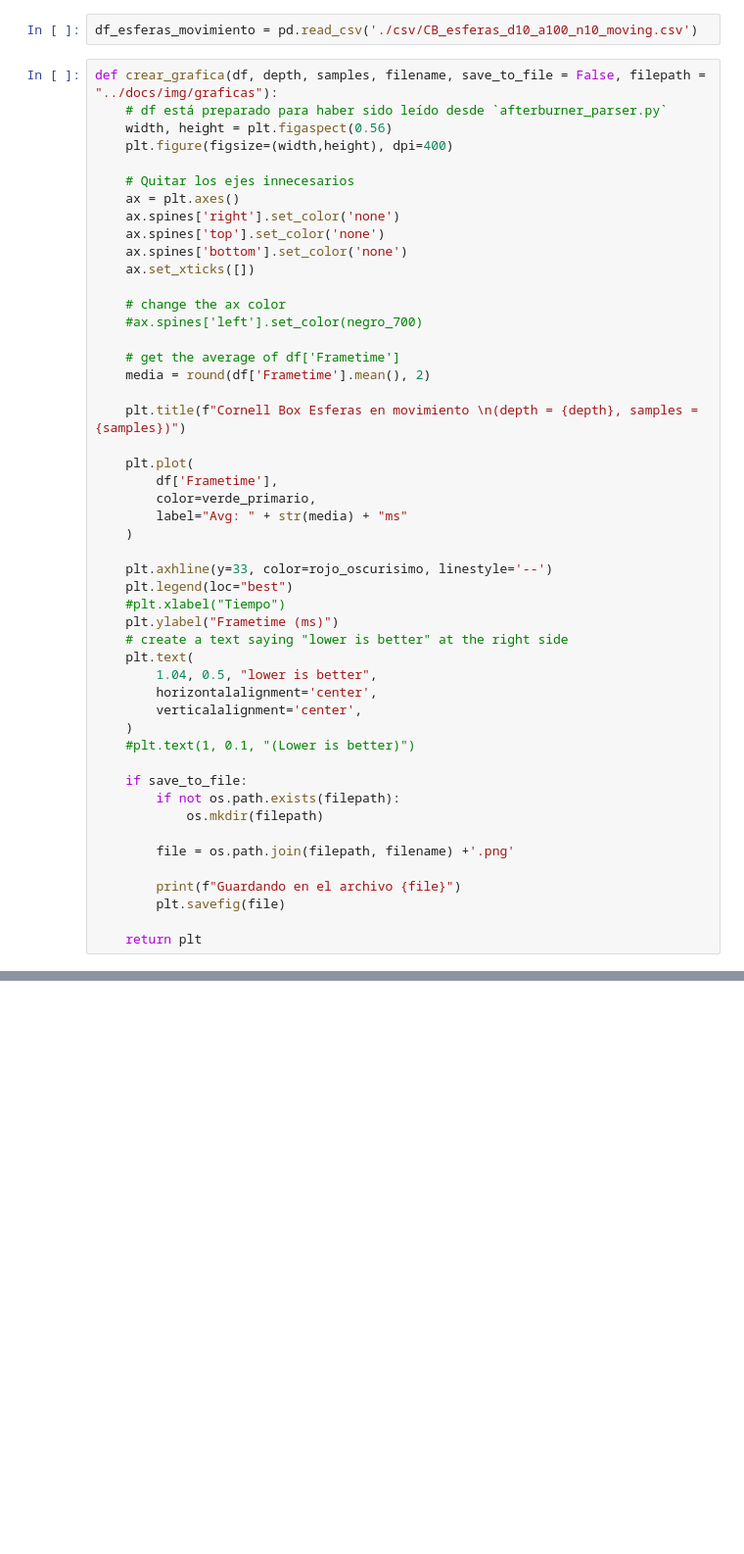
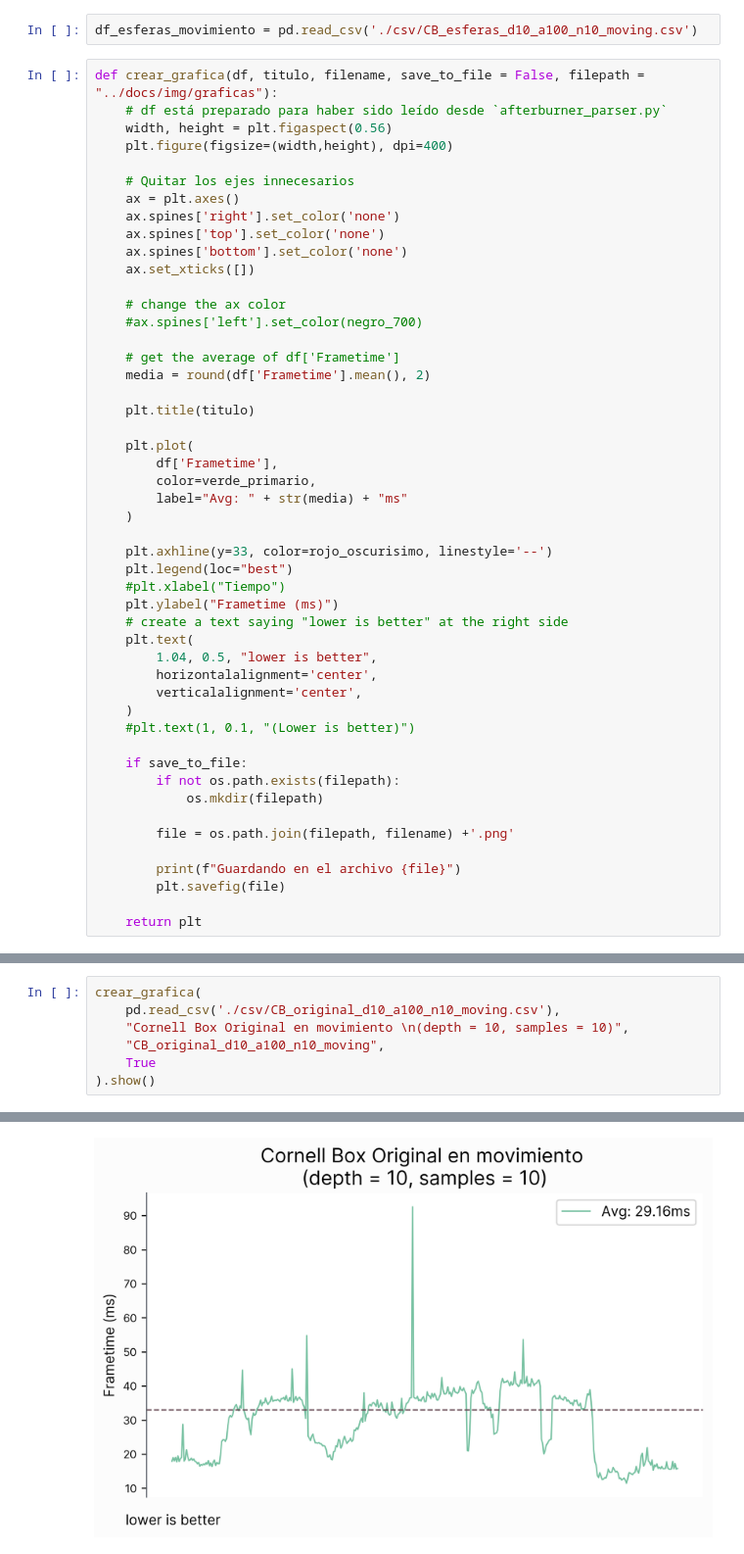
Before and after one commit to Asmilex/Raytracing, a Jupyter notebook: utilities/graficos.ipynb, the cells around one changed output, grey strips where cells are left out. Shown at 98% size. Cells and saved outputs as stored; diff of their text form; blank space fills up the shorter version.

```diff
--- a/utilities/graficos.ipynb
+++ b/utilities/graficos.ipynb
@@ -65,7 +65,7 @@ plt.rcParams['figure.titlesize'] = 12
 # %%
 df_esferas_movimiento = pd.read_csv('./csv/CB_esferas_d10_a100_n10_moving.csv')
 # %%
-def crear_grafica(df, depth, samples, filename, save_to_file = False, filepath = "../docs/img/graficas"):
+def crear_grafica(df, titulo, filename, save_to_file = False, filepath = "../docs/img/graficas"):
     # df está preparado para haber sido leído desde `afterburner_parser.py`
     width, height = plt.figaspect(0.56)
     plt.figure(figsize=(width,height), dpi=400)
@@ -83,7 +83,7 @@ def crear_grafica(df, depth, samples, filename, save_to_file = False, filepath =
     # get the average of df['Frametime']
     media = round(df['Frametime'].mean(), 2)
 
-    plt.title(f"Cornell Box Esferas en movimiento \n(depth = {depth}, samples = {samples})")
+    plt.title(titulo)
 
     plt.plot(
         df['Frametime'],
@@ -124,0 +127,8 @@ os.getcwd()
+# %%
+crear_grafica(
+    pd.read_csv('./csv/CB_original_d10_a100_n10_moving.csv'),
+    "Cornell Box Original en movimiento \n(depth = 10, samples = 10)",
+    "CB_original_d10_a100_n10_moving",
+    True
+).show()
+# %% [output]
@@ -124,0 +136 @@ os.getcwd()
+[figure, added]
```
Also changed, not shown: parts of 7 cells of this notebook, 10 other files.
